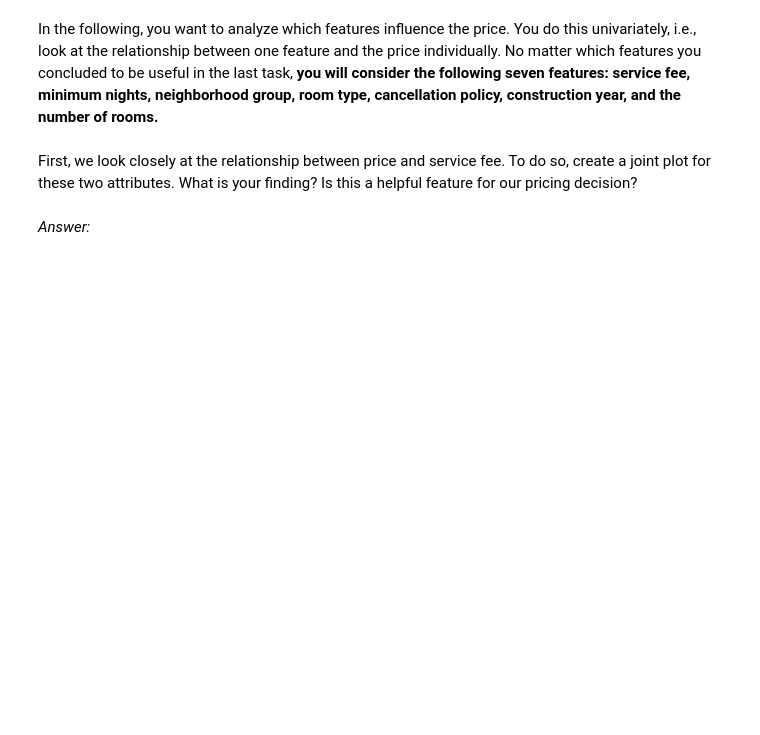
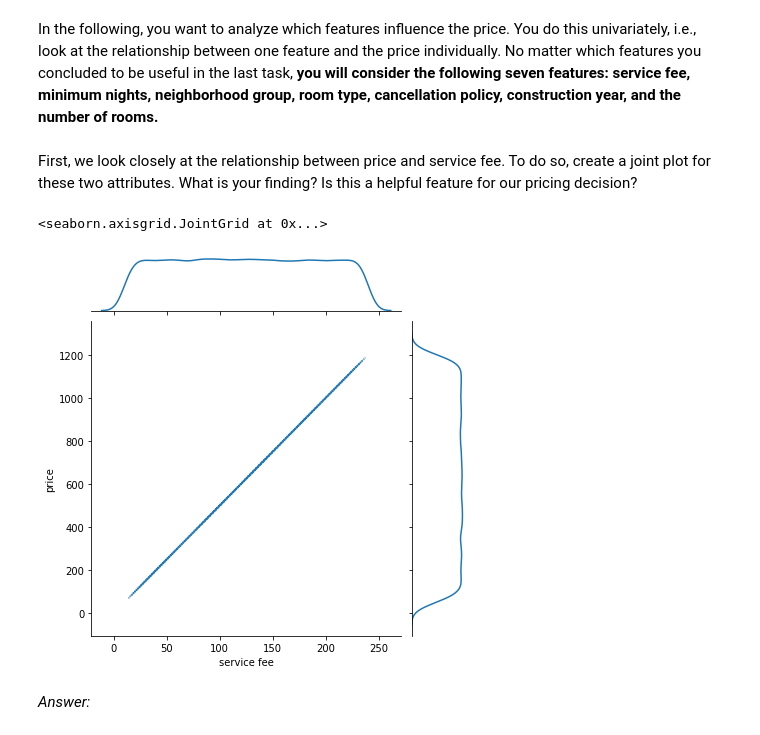
Before and after one commit to victorroferz/Data-Science-RWTH-Course, a Jupyter notebook: assignment_1.ipynb, the cells around one changed output. Cells and saved outputs as stored; diff of their text form; code cells hidden in the pictures; blank space fills up the shorter version.

```diff
--- a/assignment_1.ipynb
+++ b/assignment_1.ipynb
@@ -99,7 +186,12 @@ In the following, you want to analyze which features influence the price. You do
 # %% [markdown]
 First, we look closely at the relationship between price and service fee. To do so, create a joint plot for these two attributes. What is your finding? Is this a helpful feature for our pricing decision?
 # %%
-# Your answer goes here
+
+sns.jointplot(data=cleaned_dataset, x="service fee", y="price", kind="kde")
+# According to the plot there is a proportional relationship between the two attributes so it is helpful.
+# %% [output]
+<seaborn.axisgrid.JointGrid at 0x...>
+[figure, added]
 # %% [markdown]
 _Answer:_
 # %% [markdown]
```
Also changed, not shown: parts of 24 cells of this notebook.
